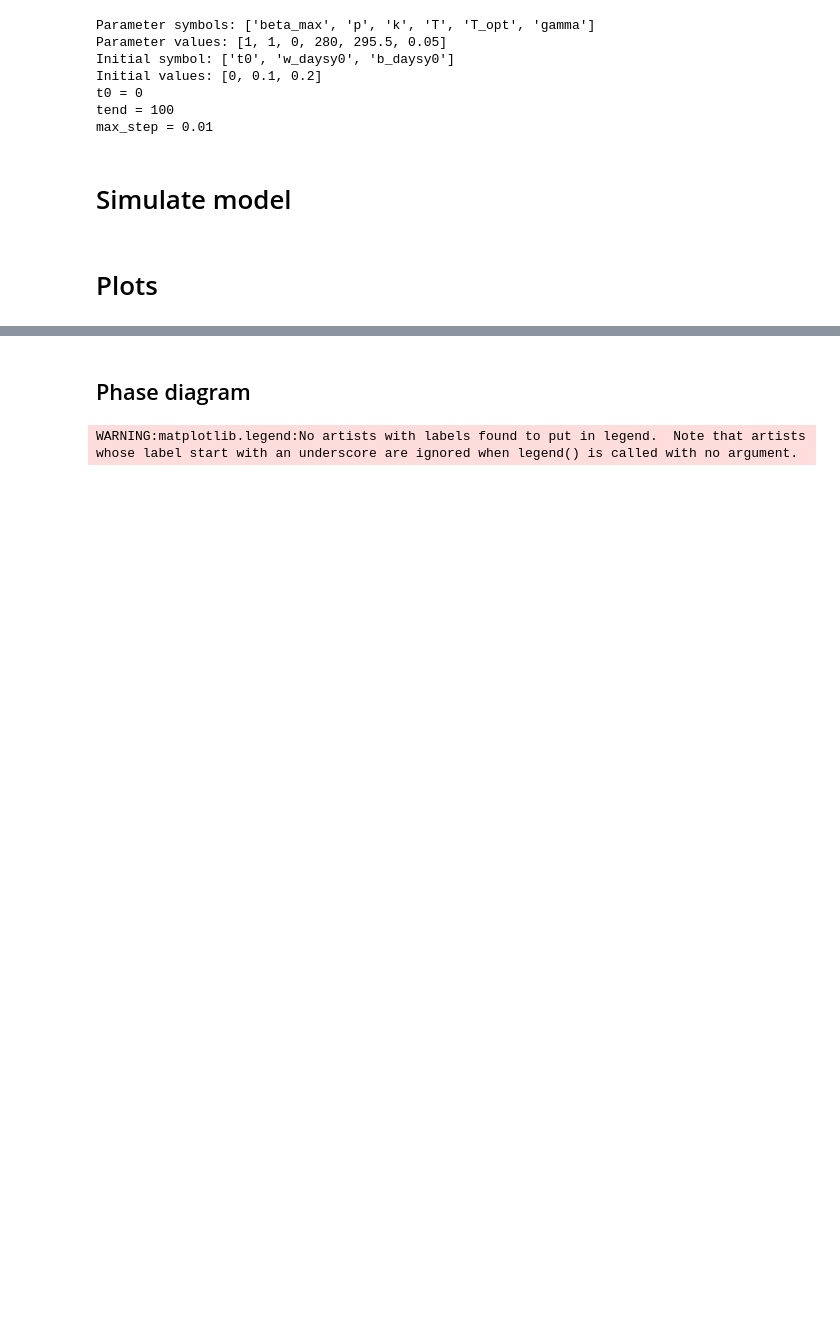
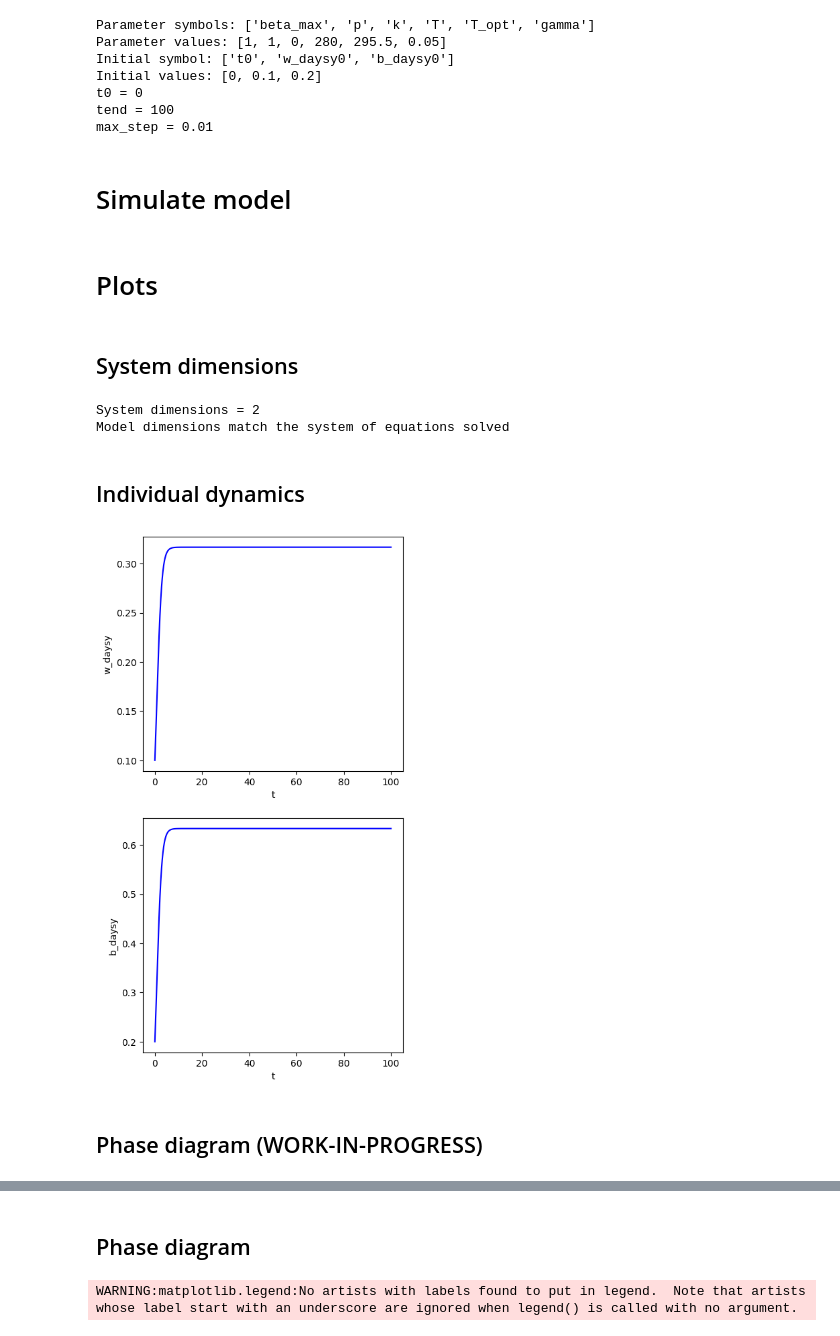
Before and after one commit to luquelab/dynamics, a Jupyter notebook: dynamic_regimes.ipynb, the cells around one changed output, grey strips where cells are left out. Saved outputs shown, nothing was run; the diff lists cells and outputs as text; code cells hidden in the pictures; blank space fills up the shorter version.

Commit message:
Add cell to plot individual dynamics. Issue #17.

```diff
--- a/dynamic_regimes.ipynb
+++ b/dynamic_regimes.ipynb
@@ -547,3 +547,81 @@ fun = model_fun
 solution = solve_ivp(fun, tspan, y0, args=args, dense_output=True,max_step=max_step)
 # %% [markdown]
 # Plots
+# %% [markdown]
+## System dimensions
+# %%
+# Dimensions of the dynamical system
+system_dim = solution.y.shape[0]
+print(f'System dimensions = {system_dim}')
+
+# Double check initial model
+n_depend_variables = len(depend_variables_symbol)
+if n_depend_variables == system_dim:
+  print('Model dimensions match the system of equations solved')
+else:
+  print('WARNING:')
+  print('Model dimensions do not match the system of equations solved')
+  print(f'n_depend_variables = {n_depend_variables}')
+  print(f'system_dim = {system_dim}')
+# %% [output]
+System dimensions = 2
+Model dimensions match the system of equations solved
+# %% [markdown]
+## Individual dynamics
+# %%
+# Determine grid (It assumes one column)
+cols = 1
+rows = system_dim
+
+# Fig size
+width = 5*cols
+height = 5*rows
+
+# Generate figure object
+fig, ax = plt.subplots(rows, cols, figsize=(width, height))
+title = 'Individual dynamics'
+
+# Plot individual dynamics
+## Common independent variable
+x = solution.t
+x_label = indep_variable_symbol
+
+## Plot each dependent variable
+for i in range(system_dim):
+
+  ## Grid index
+  (row,col) = divmod(i,cols)
+
+  ### Variable
+  y = solution.y[i]
+  y_label = depend_variables_symbol[i]
+
+  ### Choose scale
+  #### If the variable contains a zero, use linear
+  if 0 in y:
+    ax[row].set_yscale('linear')
+
+  #### If variable contains positive and negative values, use linear
+  elif len(y[y>0])*len(y[y<0])==0:
+    ax[row].set_yscale('linear')
+
+  #### If the values are within two orders of magnitude, use linear
+  elif (y.max()/y.min()) <= 100:
+    ax[row].set_yscale('linear')
+
+  #### Otherwise, use logscale
+  else:
+    ax[row].set_yscale('log')
+
+  ### Graph
+  ax[row].plot(x, y, 'b-')
+
+  ### Labels
+  ax[row].set_xlabel(x_label)
+  ax[row].set_ylabel(y_label)
+
+plt.show()
+# %% [output]
+[figure, added]
+# %% [markdown]
+## Phase diagram (WORK-IN-PROGRESS)
```
Also changed, not shown: parts of 6 cells of this notebook.
